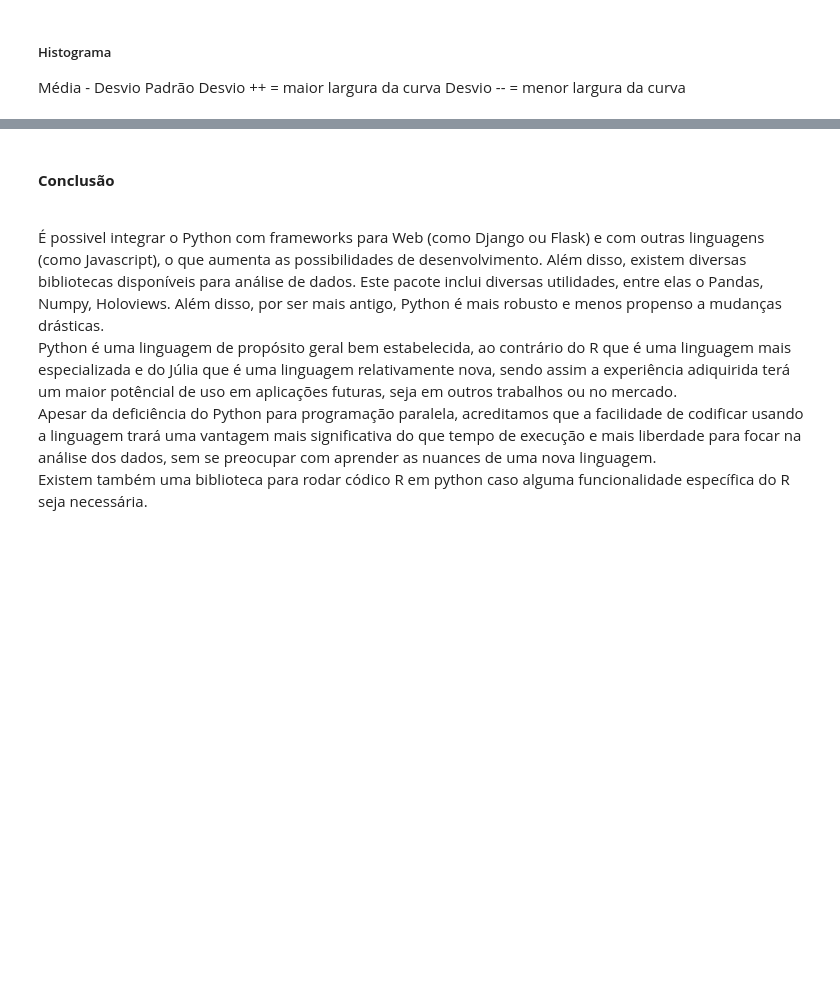
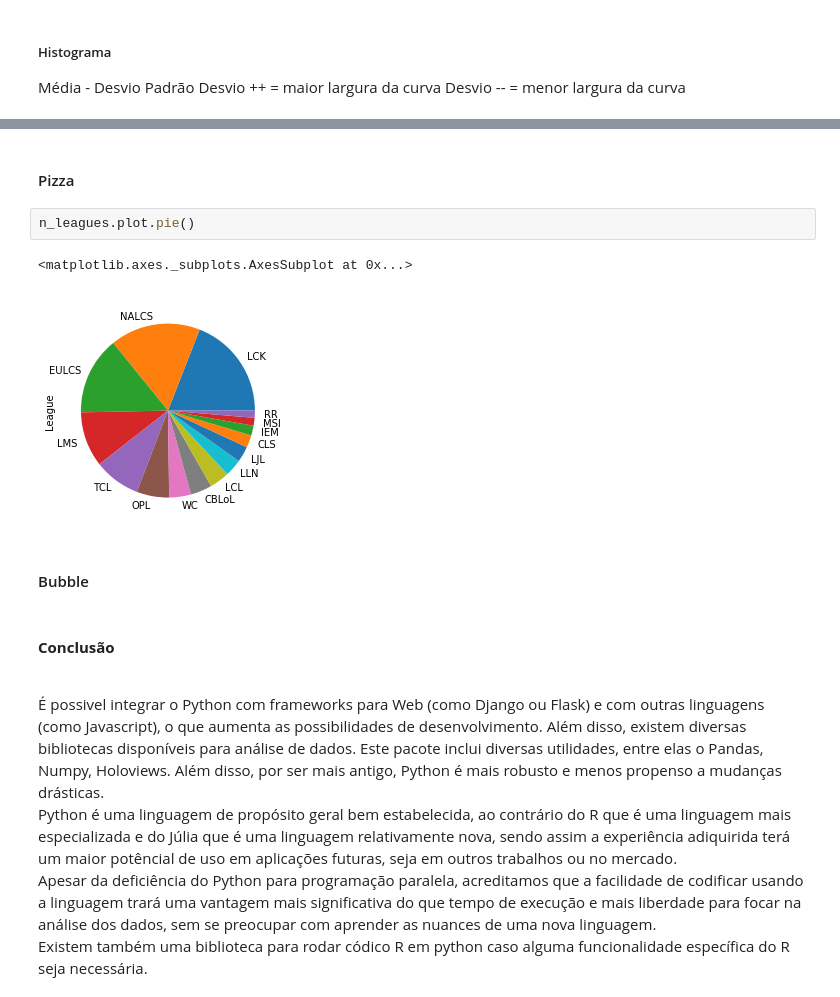
Before and after one commit to hawkthief/League_of_Vivas, a Jupyter notebook: jupyter/Ciência de Dados.ipynb, the cells around one changed output, grey strips where cells are left out. Drawn from its saved outputs; the diff is of its cells as text; blank space fills up the shorter version.

```diff
--- a/jupyter/Ciência de Dados.ipynb
+++ b/jupyter/Ciência de Dados.ipynb
@@ -234,3 +260,12 @@ structures.plot.box()
+# %% [markdown]
+<h4>Pizza</h4>
+# %%
+n_leagues.plot.pie()
+# %% [output]
+<matplotlib.axes._subplots.AxesSubplot at 0x...>
+[figure, added]
+# %% [markdown]
+<h4>Bubble</h4>
 # %% [markdown]
 <h4><strong>Conclusão</strong></h4>
        <br> É possivel integrar o Python com frameworks para Web (como Django ou Flask) e com outras linguagens (como Javascript), o que aumenta as possibilidades de desenvolvimento. Além disso, existem diversas bibliotecas disponíveis para análise de dados. Este pacote inclui diversas utilidades, entre elas o Pandas, Numpy, Holoviews. Além disso, por ser mais antigo, Python é mais robusto e menos propenso a mudanças drásticas.
```
Also changed, not shown: parts of 9 cells of this notebook, 4 other files.
